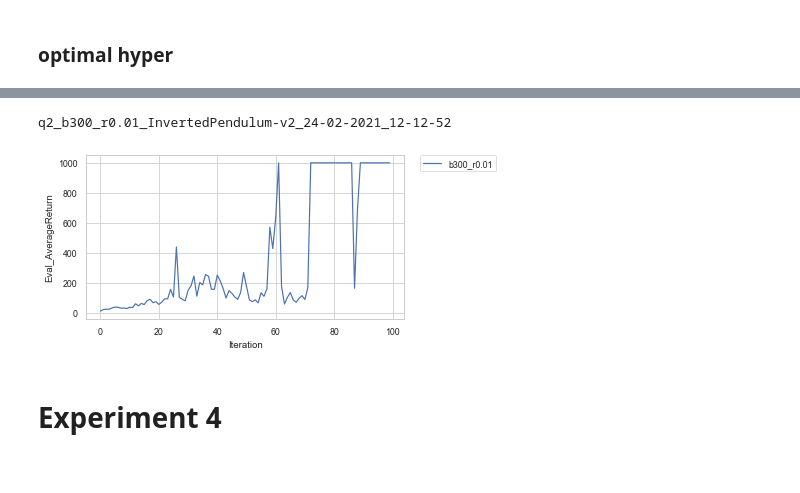
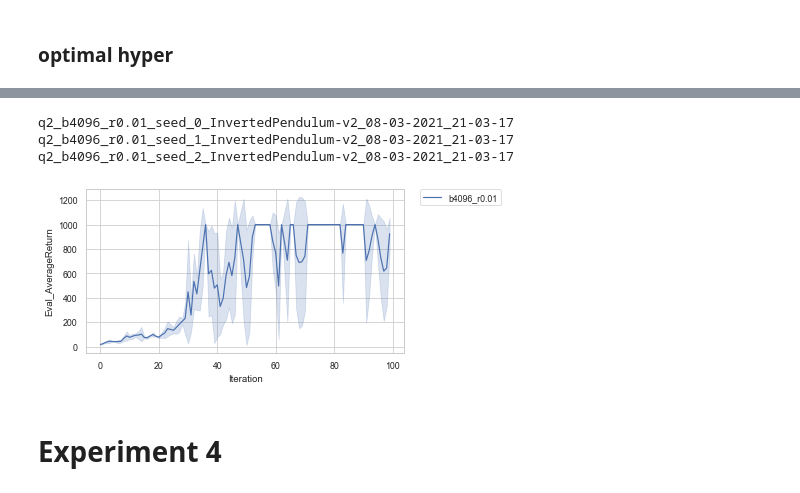
Before and after one commit to MinWang1997/CS285-Deep-Reinforcement-Learning, a Jupyter notebook: homework_fall2020-master/hw2/dataviz.ipynb, the cells around one changed output, grey strips where cells are left out. Cells and saved outputs as stored; diff of their text form; code cells hidden in the pictures.

Commit message:
finish data plot
add scatter plot of hyper
compare hyper of q4

```diff
--- a/homework_fall2020-master/hw2/dataviz.ipynb
+++ b/homework_fall2020-master/hw2/dataviz.ipynb
@@ -462,9 +443,12 @@ See the caveats in the documentation: https://pandas.pydata.org/pandas-docs/stab
 # %%
-data_q2_optimal = read_data('q2_b300_r0.01','InvertedPendulum-v2')
-plot_return(data_q2_optimal, 'q2_optimal')
+#plot optimal
+data_q2_optimal = read_data('q2_b4096_r0.01','InvertedPendulum-v2')
+plot_return(data_q2_optimal, 'q2_optimal',config='Experiment',plot_std=True)
 # %% [output]
-q2_b300_r0.01_InvertedPendulum-v2_24-02-2021_12-12-52
+q2_b4096_r0.01_seed_0_InvertedPendulum-v2_08-03-2021_21-03-17
+q2_b4096_r0.01_seed_1_InvertedPendulum-v2_08-03-2021_21-03-17
+q2_b4096_r0.01_seed_2_InvertedPendulum-v2_08-03-2021_21-03-17
-[figure, old version]
+[figure, new version]
 # %% [markdown]
 # Experiment 4
 # %%
```
Also changed, not shown: parts of 21 cells of this notebook, 10 other files.
